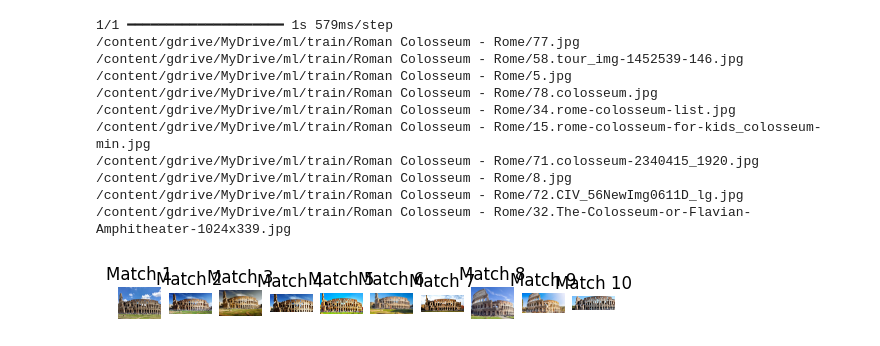
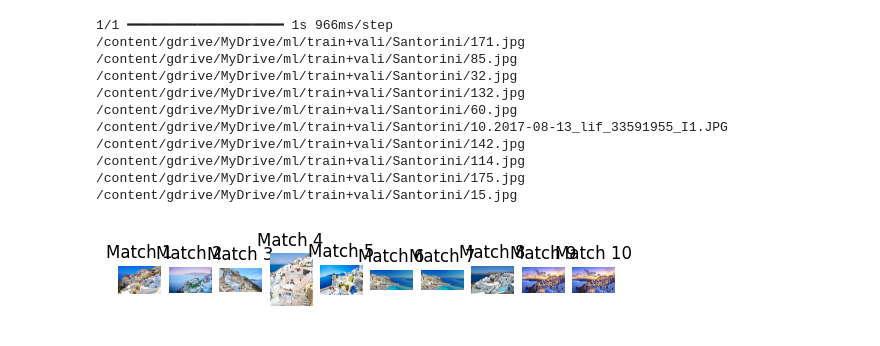
Before and after one commit to fufu-2345/mlProjectModel, a Jupyter notebook: model/vggNotFinetune/vggQuery.ipynb, the cells around one changed output. Saved outputs shown, nothing was run; the diff lists cells and outputs as text; code cells hidden in the pictures.

Commit message:
done all notFinetune

```diff
--- a/model/vggNotFinetune/vggQuery.ipynb
+++ b/model/vggNotFinetune/vggQuery.ipynb
@@ -32,5 +32,5 @@ class VGGNet:
 # %%
 from google.colab import drive
 drive.mount('/content/gdrive')
-base_path = "/content/gdrive/MyDrive/ml/train/"
+base_path = "/content/gdrive/MyDrive/ml/train+vali/"
 # %% [output]
@@ -42,7 +42,7 @@ import h5py
 import matplotlib.pyplot as plt
 from scipy import spatial
 # %%
-h5f = h5py.File("/content/gdrive/MyDrive/ml/vgg/VGG16Features.h5", 'r')
+h5f = h5py.File("/content/gdrive/MyDrive/ml/vggNotFinetune/VGG16Features.h5", 'r')
 feats = h5f['dataset_1'][:]
 imgNames = h5f['dataset_2'][:]
 h5f.close()
@@ -53,38 +55,38 @@ model = VGGNet()
 # %%
-queryImg = "77.jpg"
+queryImg = "171.jpg"
 X = model.extract_feat(queryImg)
 
 scores = []
 for i in range(feats.shape[0]):
     score = 1 - spatial.distance.cosine(X, feats[i])
     scores.append(score)
 scores = np.array(scores)
 
 rank_ID = np.argsort(scores)[::-1]
 rank_score = scores[rank_ID]
 
 maxres = 10
 imlist = [imgNames[index].decode('utf-8') for index in rank_ID[0:maxres]]
 
 for i, img_name in enumerate(imlist):
     img_path = os.path.join(base_path, img_name)
     print(img_path)
     img = plt.imread(img_path)
     plt.subplot(1, maxres, i+1)
     plt.imshow(img)
     plt.title(f"Match {i+1}")
     plt.axis('off')
 plt.show()
 # %% [output]
-1/1 ━━━━━━━━━━━━━━━━━━━━ 1s 579ms/step
-/content/gdrive/MyDrive/ml/train/Roman Colosseum - Rome/77.jpg
-/content/gdrive/MyDrive/ml/train/Roman Colosseum - Rome/58.tour_img-1452539-146.jpg
-/content/gdrive/MyDrive/ml/train/Roman Colosseum - Rome/5.jpg
-/content/gdrive/MyDrive/ml/train/Roman Colosseum - Rome/78.colosseum.jpg
-/content/gdrive/MyDrive/ml/train/Roman Colosseum - Rome/34.rome-colosseum-list.jpg
-/content/gdrive/MyDrive/ml/train/Roman Colosseum - Rome/15.rome-colosseum-for-kids_colosseum-min.jpg
-/content/gdrive/MyDrive/ml/train/Roman Colosseum - Rome/71.colosseum-2340415_1920.jpg
-/content/gdrive/MyDrive/ml/train/Roman Colosseum - Rome/8.jpg
-/content/gdrive/MyDrive/ml/train/Roman Colosseum - Rome/72.CIV_56NewImg0611D_lg.jpg
-/content/gdrive/MyDrive/ml/train/Roman Colosseum - Rome/32.The-Colosseum-or-Flavian-Amphitheater-1024x339.jpg
+1/1 ━━━━━━━━━━━━━━━━━━━━ 1s 966ms/step
+/content/gdrive/MyDrive/ml/train+vali/Santorini/171.jpg
+/content/gdrive/MyDrive/ml/train+vali/Santorini/85.jpg
+/content/gdrive/MyDrive/ml/train+vali/Santorini/32.jpg
+/content/gdrive/MyDrive/ml/train+vali/Santorini/132.jpg
+/content/gdrive/MyDrive/ml/train+vali/Santorini/60.jpg
+/content/gdrive/MyDrive/ml/train+vali/Santorini/10.2017-08-13_lif_33591955_I1.JPG
+/content/gdrive/MyDrive/ml/train+vali/Santorini/142.jpg
+/content/gdrive/MyDrive/ml/train+vali/Santorini/114.jpg
+/content/gdrive/MyDrive/ml/train+vali/Santorini/175.jpg
+/content/gdrive/MyDrive/ml/train+vali/Santorini/15.jpg
-[figure, old version]
+[figure, new version]
```
Also changed, not shown: parts of 2 cells of this notebook, 3 other files.
